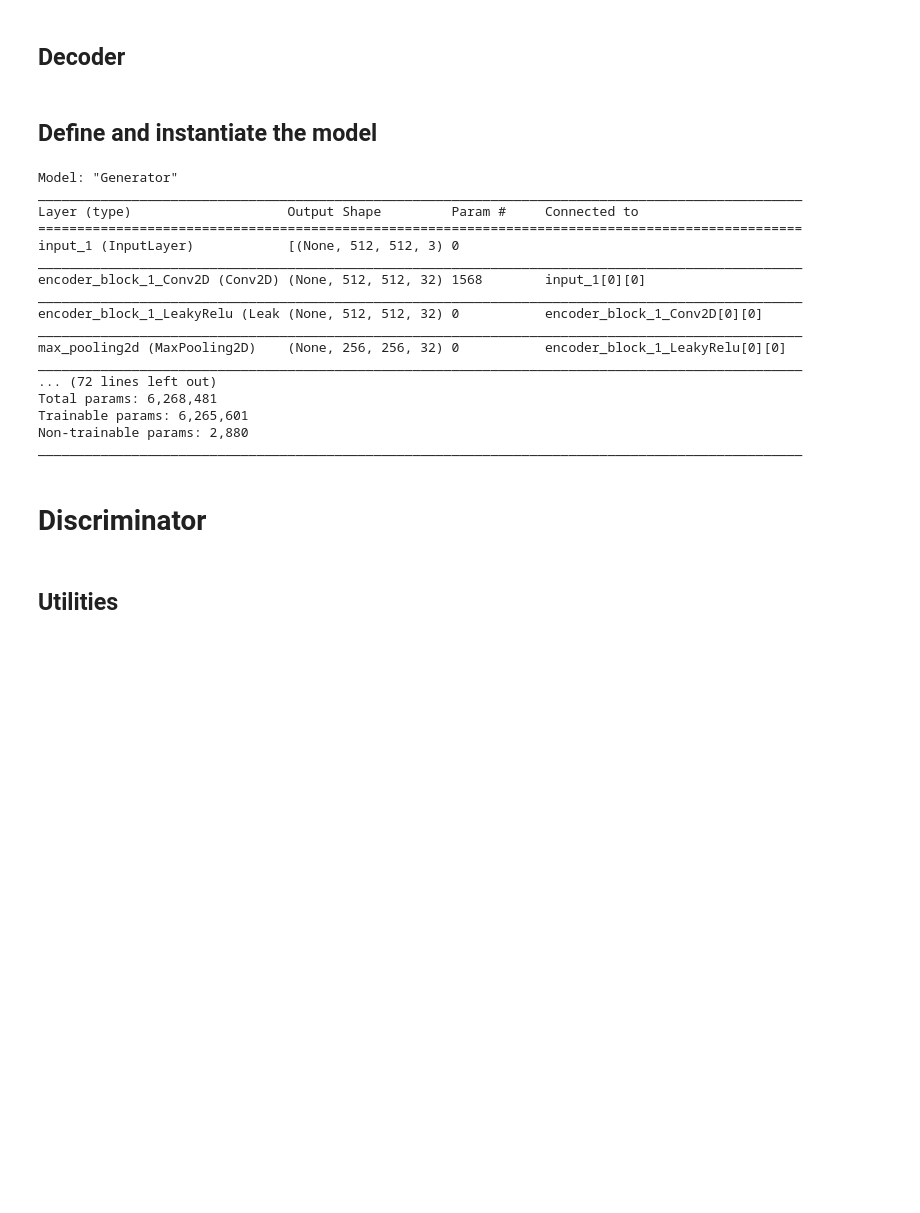
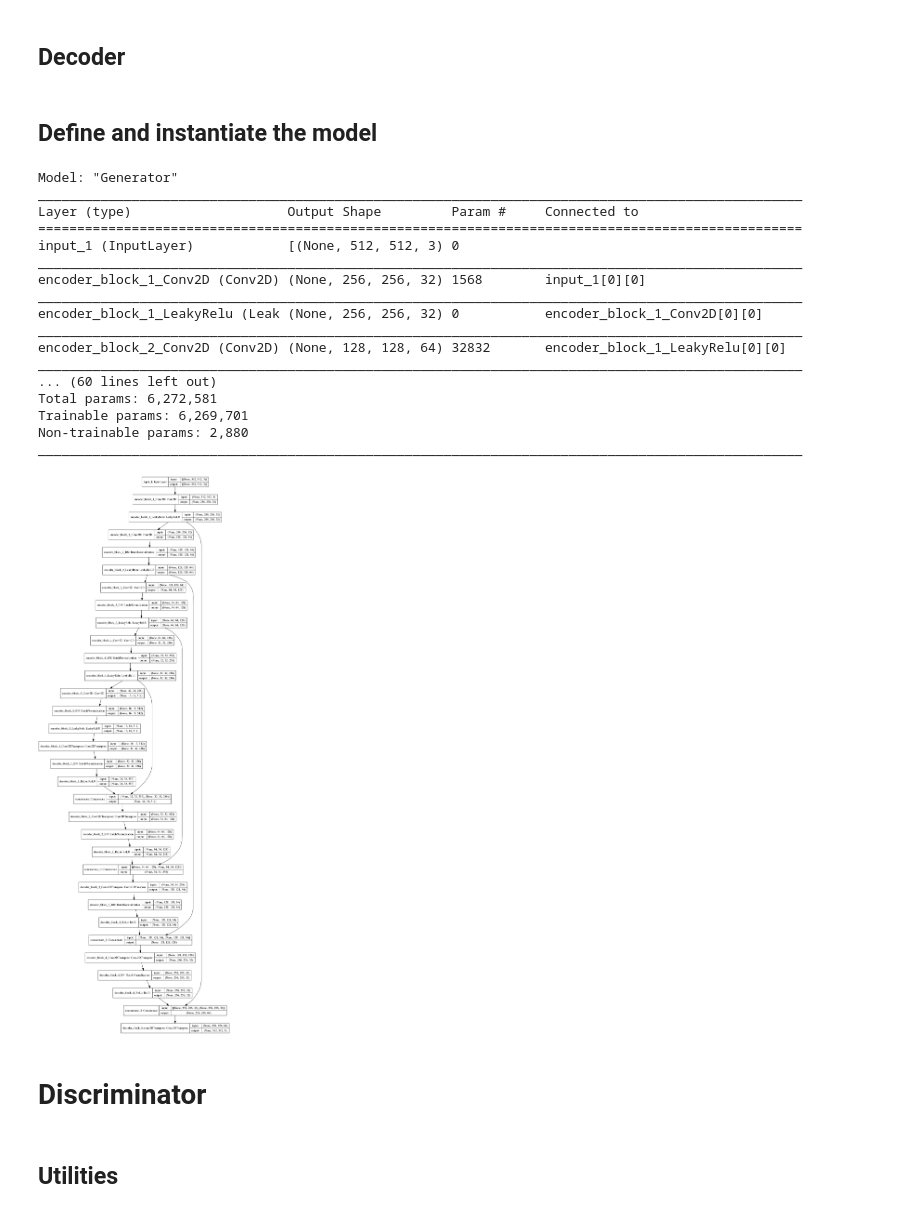
Before and after one commit to MortenTabaka/Semantic-segmentation-of-LandCover.ai-dataset, a Jupyter notebook: notebooks/exploratory/Marcin_GAN_model.ipynb, the cells around one changed output. Drawn from its saved outputs; the diff is of its cells as text; code cells hidden in the pictures; blank space fills up the shorter version.

Commit message:
prepared model before loss function correction

```diff
--- a/notebooks/exploratory/Marcin_GAN_model.ipynb
+++ b/notebooks/exploratory/Marcin_GAN_model.ipynb
@@ -19,3 +15,9 @@ IMG_SIZE = (512, 512)
+# %%
+BATCH_SIZE = 4
+
+IMG_SIZE = (512, 512)
+
+NUM_CLASSES = 5
 # %% [markdown]
 ## Encoder Utilities
 # %%
@@ -42,6 +44,7 @@ def encoder_block(input_tensor, n_filters, block_name,
 
     x = layers.Conv2D(filters=n_filters,
                       kernel_size=kernel_size,
+                      strides=(2,2),
                       activation='relu',
                       padding='same',
                       name=block_name + '_Conv2D')(x)
@@ -52,8 +55,6 @@ def encoder_block(input_tensor, n_filters, block_name,
 
     x = layers.LeakyReLU(name=block_name + '_LeakyRelu')(x)
 
-    x = layers.MaxPool2D()(x)
-
     return x
 # %% [markdown]
 ## Encoder
@@ -158,24 +157,20 @@ def decoder(convs):
 
     c4 = layers.concatenate([d4, e1])
 
-    d5 = layers.Conv2DTranspose(filters=1,
+    outputs = layers.Conv2DTranspose(filters=NUM_CLASSES,
                                 kernel_size=4,
                                 strides=(2,2),
-                                activation='relu',
                                 padding='same',
                                 name='decoder_block_5_conv2DTranspose')(c4)
 
-    outputs = layers.Activation(activation=tf.nn.tanh,
-                               name='decoder_output')(d5)
+#      outputs = layers.Activation(activation=tf.nn.sigmoid_cross_entropy_with_logits,
+#                                 name='decoder_output')(d5)
 
 
     return outputs
 # %% [markdown]
 ## Define and instantiate the model
 # %%
-OUTPUT_CHANNELS = 5
-
-
 def make_generator():
     '''
     Defines MUNet by connecting encoder and decoder.
@@ -211,17 +206,21 @@ Layer (type)                    Output Shape         Param #     Connected to
 ==================================================================================================
 input_1 (InputLayer)            [(None, 512, 512, 3) 0
 __________________________________________________________________________________________________
-encoder_block_1_Conv2D (Conv2D) (None, 512, 512, 32) 1568        input_1[0][0]
+encoder_block_1_Conv2D (Conv2D) (None, 256, 256, 32) 1568        input_1[0][0]
 __________________________________________________________________________________________________
-encoder_block_1_LeakyRelu (Leak (None, 512, 512, 32) 0           encoder_block_1_Conv2D[0][0]
+encoder_block_1_LeakyRelu (Leak (None, 256, 256, 32) 0           encoder_block_1_Conv2D[0][0]
 __________________________________________________________________________________________________
-max_pooling2d (MaxPooling2D)    (None, 256, 256, 32) 0           encoder_block_1_LeakyRelu[0][0]
+encoder_block_2_Conv2D (Conv2D) (None, 128, 128, 64) 32832       encoder_block_1_LeakyRelu[0][0]
 __________________________________________________________________________________________________
-... (72 lines left out)
-Total params: 6,268,481
-Trainable params: 6,265,601
+... (60 lines left out)
+Total params: 6,272,581
+Trainable params: 6,269,701
 Non-trainable params: 2,880
 __________________________________________________________________________________________________
+# %%
+tf.keras.utils.plot_model(generator, show_shapes=True)
+# %% [output]
+[figure, added]
 # %% [markdown]
 # Discriminator
 # %% [markdown]
```
Also changed, not shown: parts of 59 cells of this notebook.
